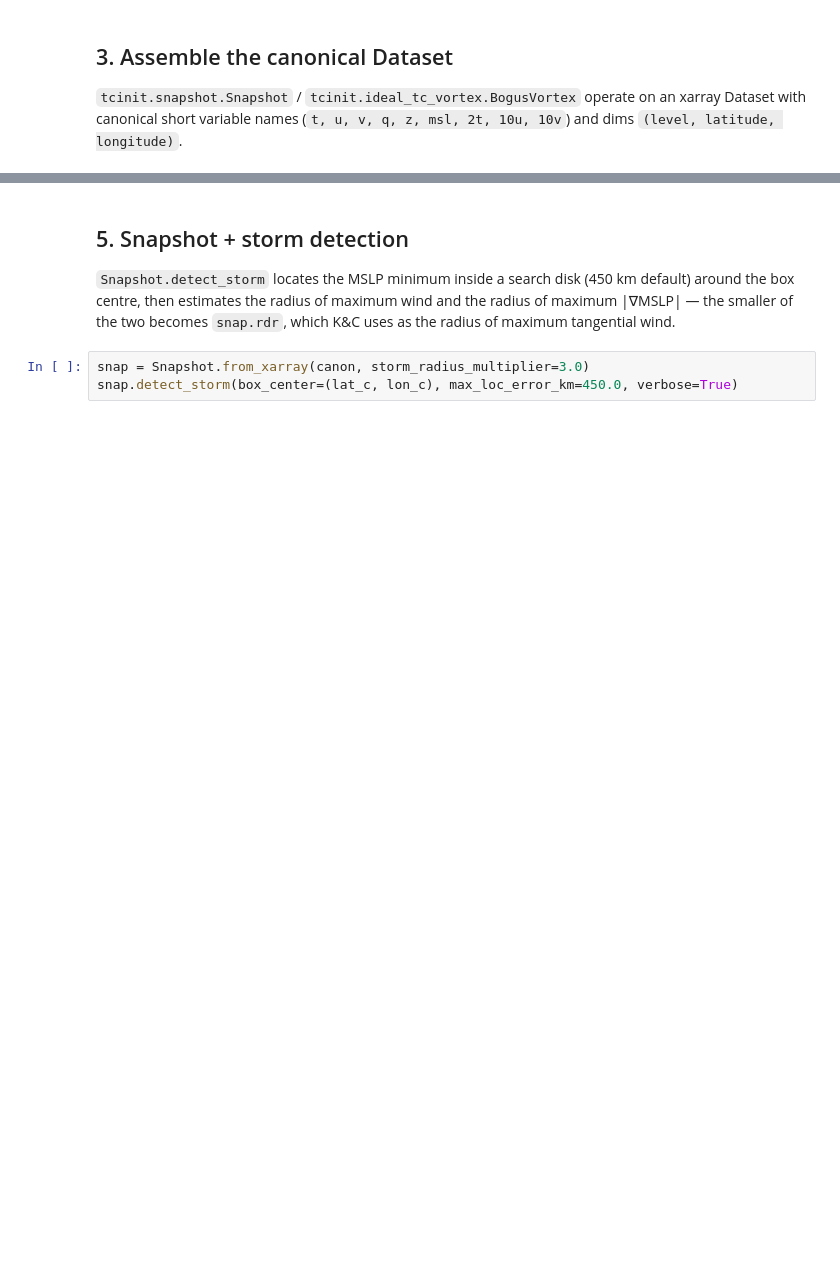
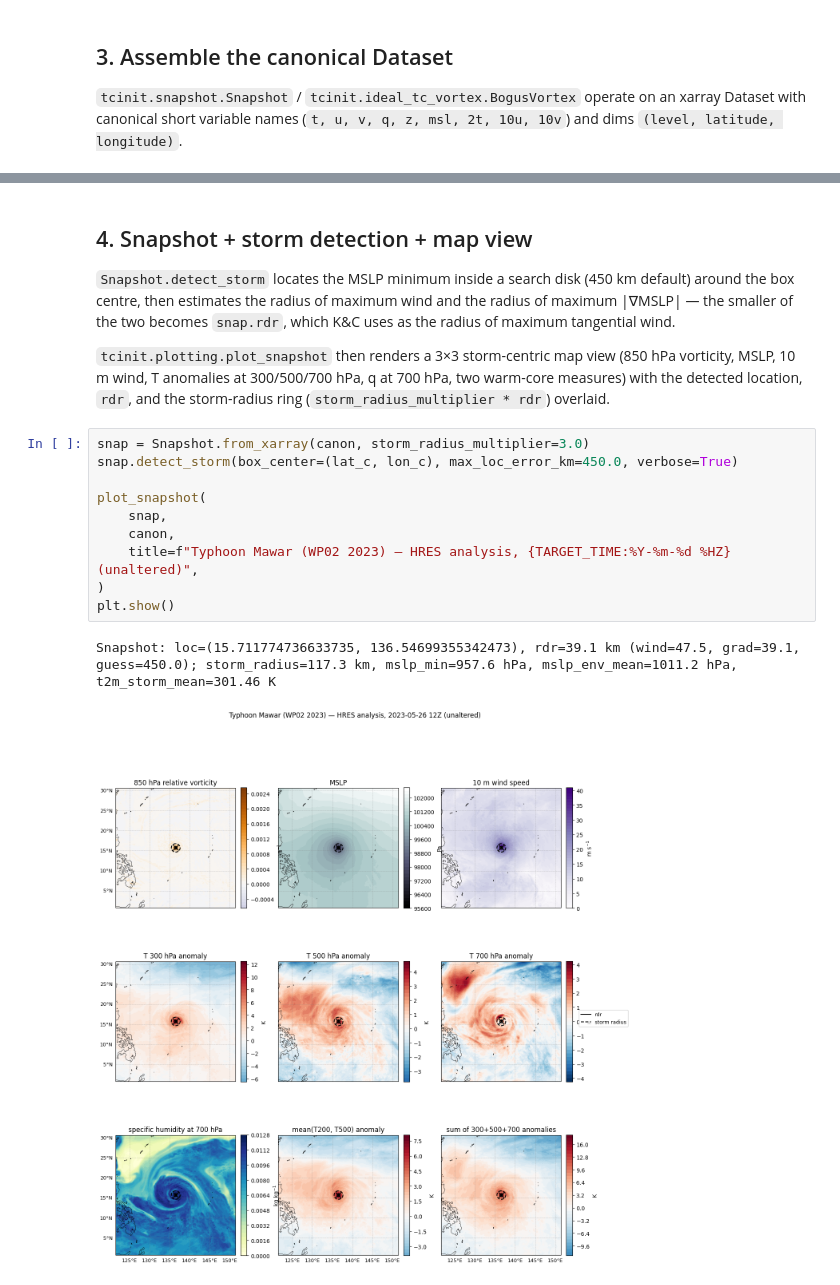
Before and after one commit to AMDIS-SNL/tcinit, a Jupyter notebook: notebooks/case_study_wp02_2023.ipynb, the cells around one changed output, grey strips where cells are left out. Saved outputs shown, nothing was run; the diff lists cells and outputs as text; blank space fills up the shorter version.

```diff
--- a/notebooks/case_study_wp02_2023.ipynb
+++ b/notebooks/case_study_wp02_2023.ipynb
@@ -192,11 +248,26 @@ plt.show()
 # %% [markdown]
-## 5. Snapshot + storm detection
+## 4. Snapshot + storm detection + map view
 
 `Snapshot.detect_storm` locates the MSLP minimum inside a search disk (450 km
 default) around the box centre, then estimates the radius of maximum wind and
 the radius of maximum |∇MSLP| — the smaller of the two becomes `snap.rdr`,
 which K&C uses as the radius of maximum tangential wind.
+
+`tcinit.plotting.plot_snapshot` then renders a 3×3 storm-centric map view
+(850 hPa vorticity, MSLP, 10 m wind, T anomalies at 300/500/700 hPa, q at
+700 hPa, two warm-core measures) with the detected location, `rdr`, and the
+storm-radius ring (`storm_radius_multiplier * rdr`) overlaid.
 # %%
 snap = Snapshot.from_xarray(canon, storm_radius_multiplier=3.0)
 snap.detect_storm(box_center=(lat_c, lon_c), max_loc_error_km=450.0, verbose=True)
+
+plot_snapshot(
+    snap,
+    canon,
+    title=f"Typhoon Mawar (WP02 2023) — HRES analysis, {TARGET_TIME:%Y-%m-%d %HZ} (unaltered)",
+)
+plt.show()
+# %% [output]
+Snapshot: loc=(15.711774736633735, 136.54699355342473), rdr=39.1 km (wind=47.5, grad=39.1, guess=450.0); storm_radius=117.3 km, mslp_min=957.6 hPa, mslp_env_mean=1011.2 hPa, t2m_storm_mean=301.46 K
+[figure, added]
 # %% [markdown]
```
Also changed, not shown: parts of 23 cells of this notebook, 6 other files.
